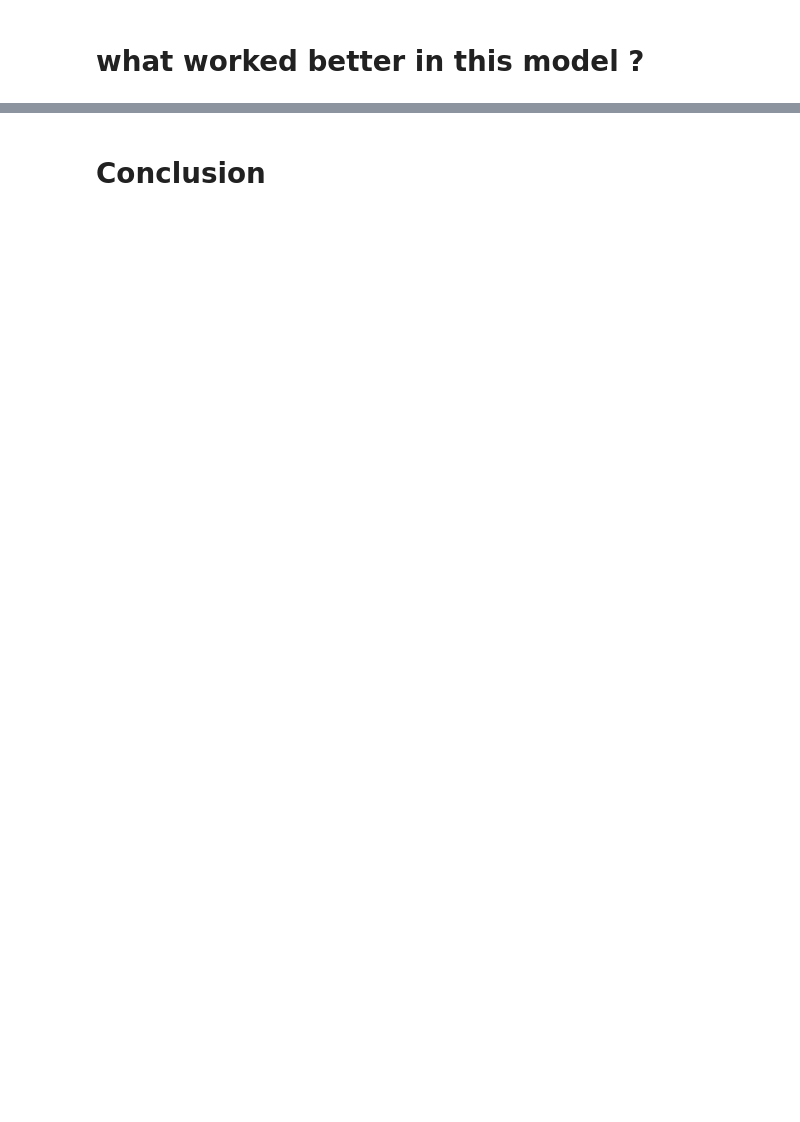
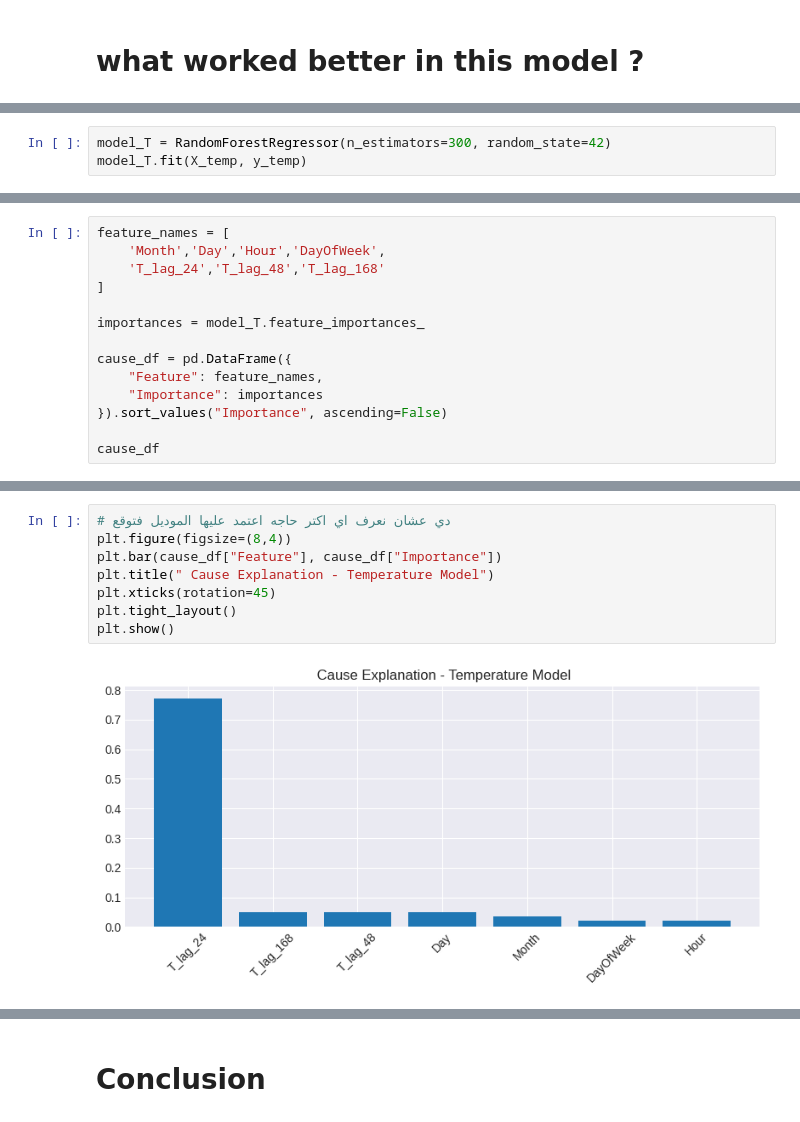
Before and after one commit to mahmoudashrafdefmain-pixel/hello-git-hub, a Jupyter notebook: DataAnalysisFile.ipynb, the cells around one changed output, grey strips where cells are left out. Drawn from its saved outputs; the diff is of its cells as text; blank space fills up the shorter version.

```diff
--- a/DataAnalysisFile.ipynb
+++ b/DataAnalysisFile.ipynb
@@ -687,0 +1047,3 @@ get_recommendations(df['Air_Quality'].iloc[0])
+# %%
+model_T = RandomForestRegressor(n_estimators=300, random_state=42)
+model_T.fit(X_temp, y_temp)
@@ -687,0 +1052,14 @@ get_recommendations(df['Air_Quality'].iloc[0])
+# %%
+feature_names = [
+    'Month','Day','Hour','DayOfWeek',
+    'T_lag_24','T_lag_48','T_lag_168'
+]
+
+importances = model_T.feature_importances_
+
+cause_df = pd.DataFrame({
+    "Feature": feature_names,
+    "Importance": importances
+}).sort_values("Importance", ascending=False)
+
+cause_df
@@ -688,3 +1075,13 @@ get_recommendations(df['Air_Quality'].iloc[0])
+# %%
+# دي عشان نعرف اي اكتر حاجه اعتمد عليها الموديل فتوقع
+plt.figure(figsize=(8,4))
+plt.bar(cause_df["Feature"], cause_df["Importance"])
+plt.title(" Cause Explanation - Temperature Model")
+plt.xticks(rotation=45)
+plt.tight_layout()
+plt.show()
+# %% [output]
+[figure, added]
 # %%
 importance_df = pd.DataFrame({
     'Feature': X_reg.columns,
```
Also changed, not shown: parts of 44 cells of this notebook.
